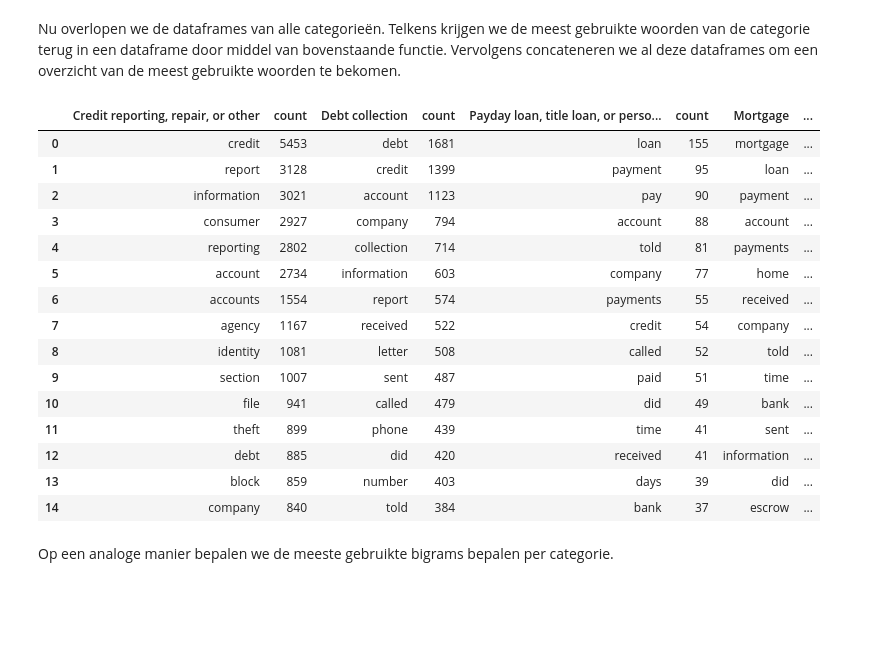
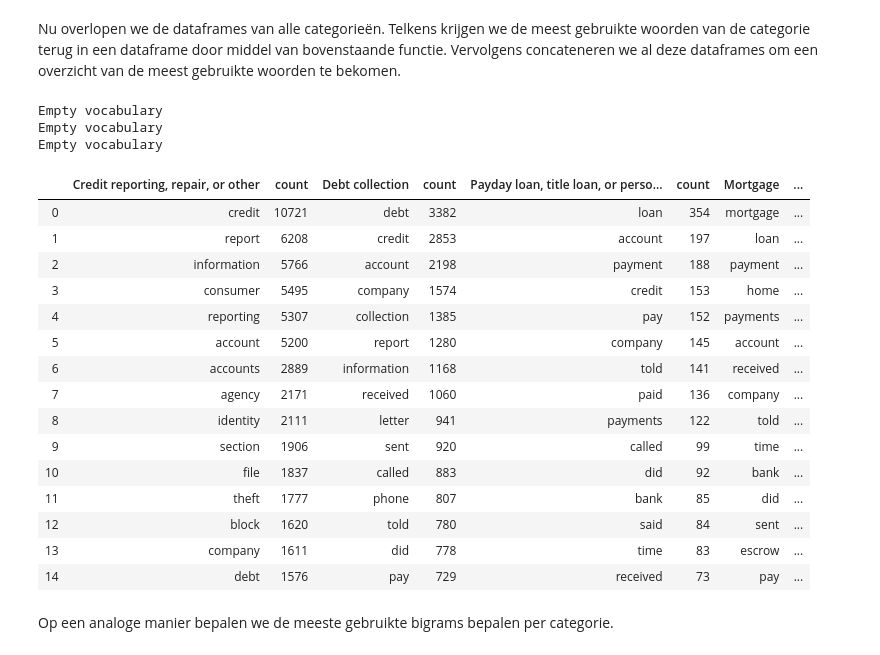
Before and after one commit to WouterStemgee/applied-machine-learning-consumer-complaints-database, a Jupyter notebook: sprint1.ipynb, the cells around one changed output. Drawn from its saved outputs; the diff is of its cells as text; code cells hidden in the pictures; blank space fills up the shorter version.

```diff
--- a/sprint1.ipynb
+++ b/sprint1.ipynb
@@ -14,7 +14,7 @@ import seaborn as sns
 import csv
 import re, string
 
-rows_to_read = 5000 # Gewenst aantal rijen inlezen (None = allemaal)
+rows_to_read = None # Gewenst aantal rijen inlezen (None = allemaal)
 
 complaints = pd.read_csv('data/complaints.csv', delimiter=',', nrows=rows_to_read)
 
@@ -387,8 +391,8 @@ from sklearn.feature_extraction.text import TfidfVectorizer
 
 tfidfVector = TfidfVectorizer(sublinear_tf=True, min_df=5, ngram_range=(1, 2), stop_words='english')
 
-features = tfidfVector.fit_transform(complaints_df['Narrative_clean']).toarray()
-labels = complaints_df.Category_Id
+features = tfidfVector.fit_transform(complaints_df.head(10000)['Narrative_clean']).toarray()
+labels = complaints_df.head(10000).Category_Id
 
 print("De %d verschillende klachten worden voorgeteld door %d features" %(features.shape))
 # %% [output]
@@ -443,11 +447,11 @@ Eerst stellen we een dataframe op voor elke category. Elke dataframe wordt bijge
 # %%
 df_categorieen = []
 for cat in complaints_df.Product.unique():
-    df_cat = complaints_df.loc[complaints_df['Product'] == cat]
+    df_cat = complaints_df.head(10000).loc[complaints_df['Product'] == cat]
     df_categorieen.append(df_cat)
 
 df_categorieen[0]
-complaints_df.Product.unique()
+complaints_df.head(10000).Product.unique()
 # %% [output]
 array(['Credit reporting, repair, or other', 'Debt collection',
        'Payday loan, title loan, or personal loan', 'Mortgage',
@@ -492,31 +497,35 @@ Vervolgens concateneren we al deze dataframes om een overzicht van de meest gebr
 top_words_percat = []
 for df_cat in df_categorieen:
     top_words_percat.append(word_count(df_cat,1))
+# %% [output]
+Empty vocabulary
+Empty vocabulary
+Empty vocabulary
 # %%
 col_names_wordcount = []
-for cat in complaints_df.Product.unique():
+for cat in complaints_df.head(10000).Product.unique():
     col_names_wordcount.append(cat)
     col_names_wordcount.append('count')
 df_wc_single = pd.concat(top_words_percat, axis=1)
 df_wc_single.columns = col_names_wordcount
 df_wc_single
 # %% [output]
 |  | Credit reporting, repair, or other | count | Debt collection | count | Payday loan, title loan, or perso... | count | Mortgage | ... |
-| 0 | credit | 5453 | debt | 1681 | loan | 155 | mortgage | ... |
-| 1 | report | 3128 | credit | 1399 | payment | 95 | loan | ... |
-| 2 | information | 3021 | account | 1123 | pay | 90 | payment | ... |
-| 3 | consumer | 2927 | company | 794 | account | 88 | account | ... |
-| 4 | reporting | 2802 | collection | 714 | told | 81 | payments | ... |
-| 5 | account | 2734 | information | 603 | company | 77 | home | ... |
-| 6 | accounts | 1554 | report | 574 | payments | 55 | received | ... |
-| 7 | agency | 1167 | received | 522 | credit | 54 | company | ... |
-| 8 | identity | 1081 | letter | 508 | called | 52 | told | ... |
-| 9 | section | 1007 | sent | 487 | paid | 51 | time | ... |
-| 10 | file | 941 | called | 479 | did | 49 | bank | ... |
-| 11 | theft | 899 | phone | 439 | time | 41 | sent | ... |
-| 12 | debt | 885 | did | 420 | received | 41 | information | ... |
-| 13 | block | 859 | number | 403 | days | 39 | did | ... |
-| 14 | company | 840 | told | 384 | bank | 37 | escrow | ... |
+| 0 | credit | 10721 | debt | 3382 | loan | 354 | mortgage | ... |
+| 1 | report | 6208 | credit | 2853 | account | 197 | loan | ... |
+| 2 | information | 5766 | account | 2198 | payment | 188 | payment | ... |
+| 3 | consumer | 5495 | company | 1574 | credit | 153 | home | ... |
+| 4 | reporting | 5307 | collection | 1385 | pay | 152 | payments | ... |
+| 5 | account | 5200 | report | 1280 | company | 145 | account | ... |
+| 6 | accounts | 2889 | information | 1168 | told | 141 | received | ... |
+| 7 | agency | 2171 | received | 1060 | paid | 136 | company | ... |
+| 8 | identity | 2111 | letter | 941 | payments | 122 | told | ... |
+| 9 | section | 1906 | sent | 920 | called | 99 | time | ... |
+| 10 | file | 1837 | called | 883 | did | 92 | bank | ... |
+| 11 | theft | 1777 | phone | 807 | bank | 85 | did | ... |
+| 12 | block | 1620 | told | 780 | said | 84 | sent | ... |
+| 13 | company | 1611 | did | 778 | time | 83 | escrow | ... |
+| 14 | debt | 1576 | pay | 729 | received | 73 | pay | ... |
 # %% [markdown]
 Op een analoge manier bepalen we de meeste gebruikte bigrams bepalen per categorie.
 # %%
```
Also changed, not shown: parts of 32 cells of this notebook.
